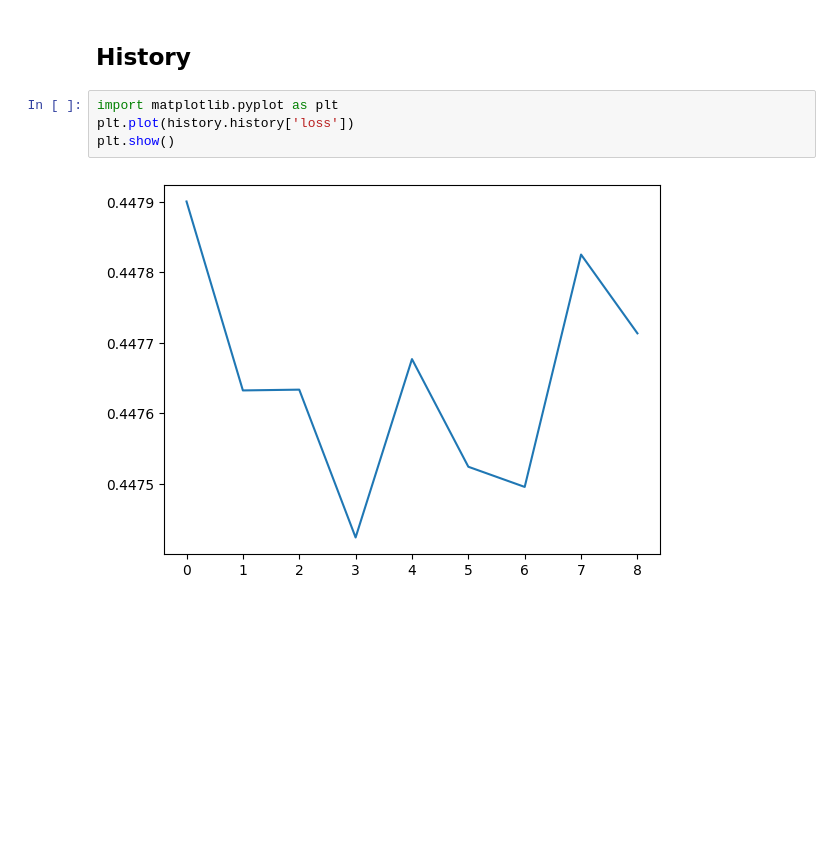
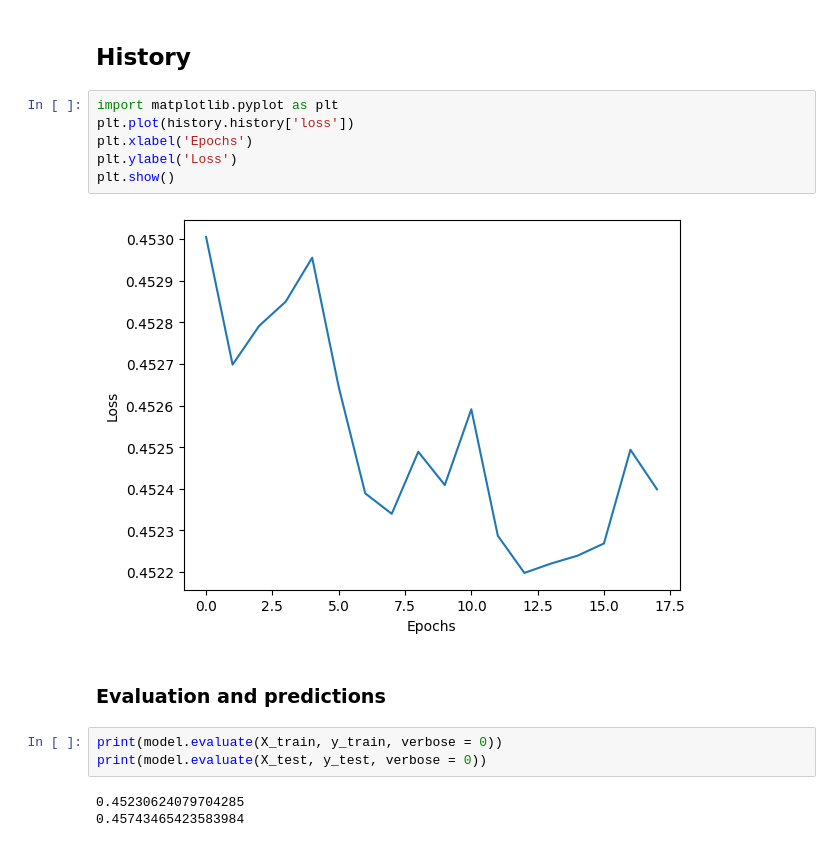
Before and after one commit to sebalexsmith/BBAN3001, a Jupyter notebook: Aritficial Neural Networks/Exercise_10_Template.ipynb, the cells around one changed output. Drawn from its saved outputs; the diff is of its cells as text; blank space fills up the shorter version.

```diff
--- a/Aritficial Neural Networks/Exercise_10_Template.ipynb
+++ b/Aritficial Neural Networks/Exercise_10_Template.ipynb
@@ -185,6 +174,16 @@ Epoch 9: early stopping
 # %%
 import matplotlib.pyplot as plt
 plt.plot(history.history['loss'])
+plt.xlabel('Epochs')
+plt.ylabel('Loss')
 plt.show()
 # %% [output]
-[figure, old version]
+[figure, new version]
+# %% [markdown]
+### Evaluation and predictions
+# %%
+print(model.evaluate(X_train, y_train, verbose = 0))
+print(model.evaluate(X_test, y_test, verbose = 0))
+# %% [output]
+0.45230624079704285
+0.45743465423583984
```
Also changed, not shown: parts of 12 cells of this notebook.
